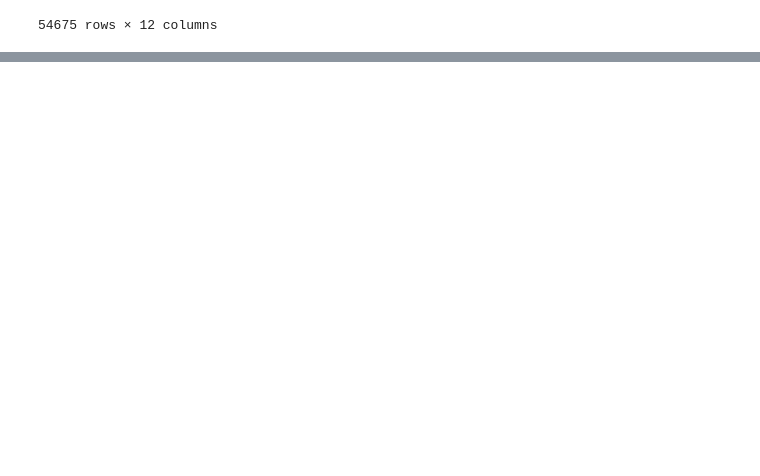
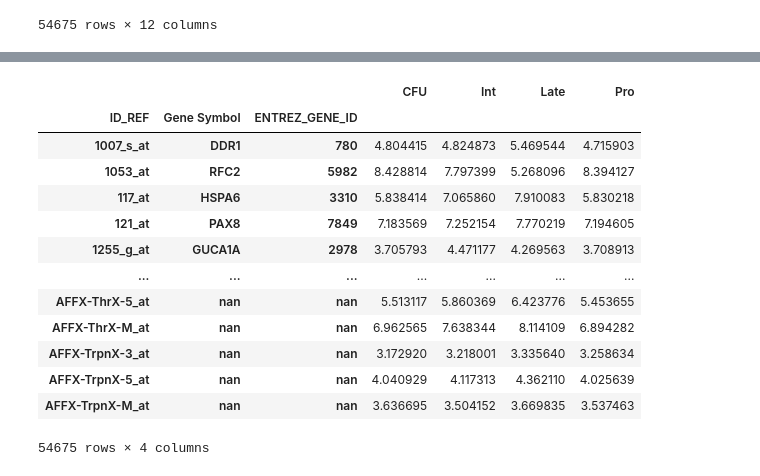
Before and after one commit to ramomar1992/bioinformatics-1-assignment-3, a Jupyter notebook: main.ipynb, the cells around one changed output, grey strips where cells are left out. Saved outputs shown, nothing was run; the diff lists cells and outputs as text; code cells hidden in the pictures; blank space fills up the shorter version.

```diff
--- a/main.ipynb
+++ b/main.ipynb
@@ -123,0 +164,20 @@ pd.DataFrame(skewness_and_kurtosis)
+# %%
+# task 6:
+original_dataset_new_title = dataset_pre_processed.rename(columns={ old: gse.gsms[old].metadata["title"][0].split('-')[0] for old in gse.gsms.keys() })
+# %%
+original_dataset_new_title.groupby(original_dataset_new_title.columns, axis=1).mean()
+# %% [output]
+|  |  |  | CFU | Int | Late | Pro |
+| ID_REF | Gene Symbol | ENTREZ_GENE_ID |  |  |  |  |
+| 1007_s_at | DDR1 | 780 | 4.804415 | 4.824873 | 5.469544 | 4.715903 |
+| 1053_at | RFC2 | 5982 | 8.428814 | 7.797399 | 5.268096 | 8.394127 |
+| 117_at | HSPA6 | 3310 | 5.838414 | 7.065860 | 7.910083 | 5.830218 |
+| 121_at | PAX8 | 7849 | 7.183569 | 7.252154 | 7.770219 | 7.194605 |
+| 1255_g_at | GUCA1A | 2978 | 3.705793 | 4.471177 | 4.269563 | 3.708913 |
+| ... | ... | ... | ... | ... | ... | ... |
+| AFFX-ThrX-5_at | nan | nan | 5.513117 | 5.860369 | 6.423776 | 5.453655 |
+| AFFX-ThrX-M_at | nan | nan | 6.962565 | 7.638344 | 8.114109 | 6.894282 |
+| AFFX-TrpnX-3_at | nan | nan | 3.172920 | 3.218001 | 3.335640 | 3.258634 |
+| AFFX-TrpnX-5_at | nan | nan | 4.040929 | 4.117313 | 4.362110 | 4.025639 |
+| AFFX-TrpnX-M_at | nan | nan | 3.636695 | 3.504152 | 3.669835 | 3.537463 |
+54675 rows × 4 columns
```
Also changed, not shown: parts of 13 cells of this notebook.
